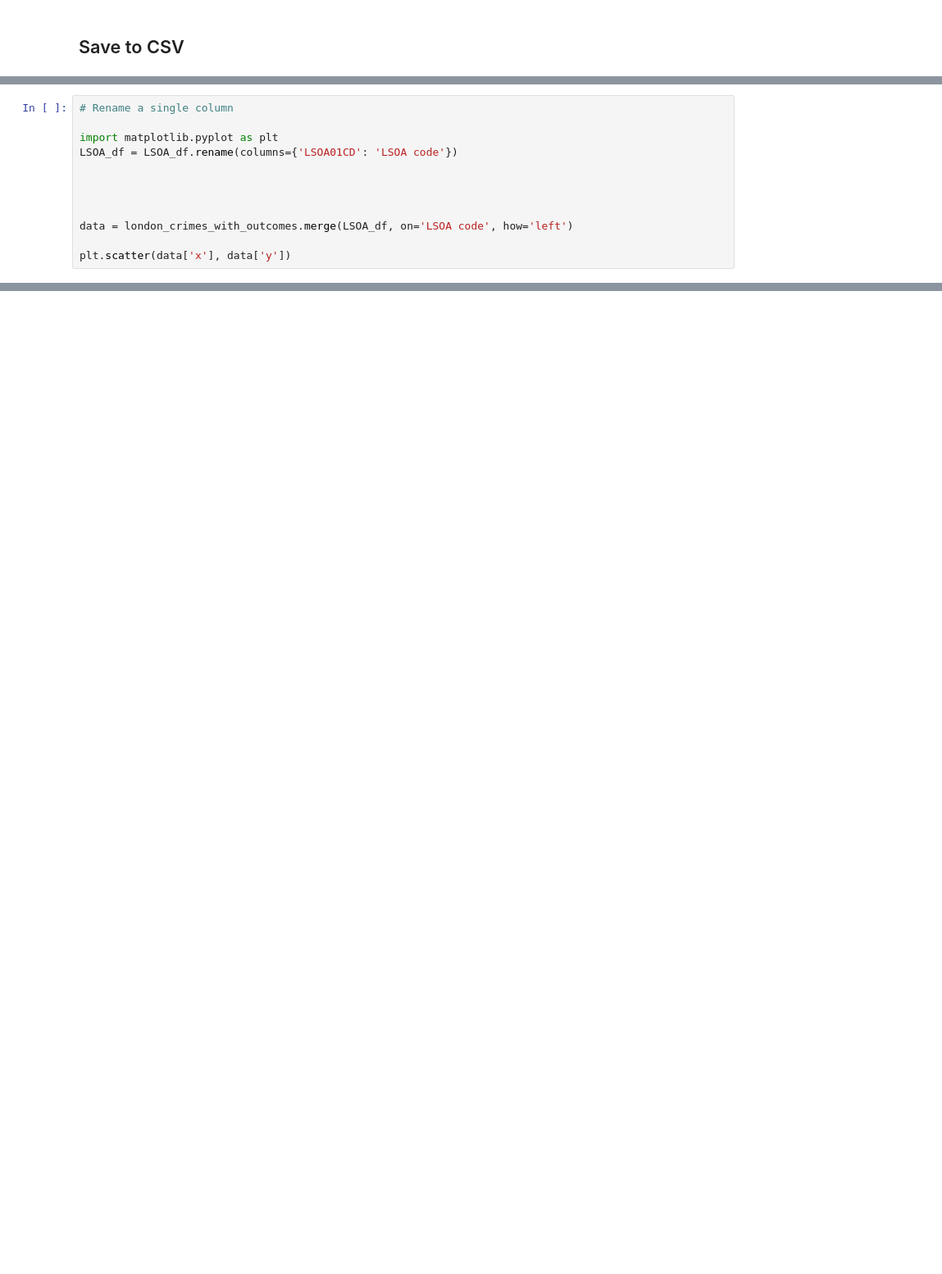
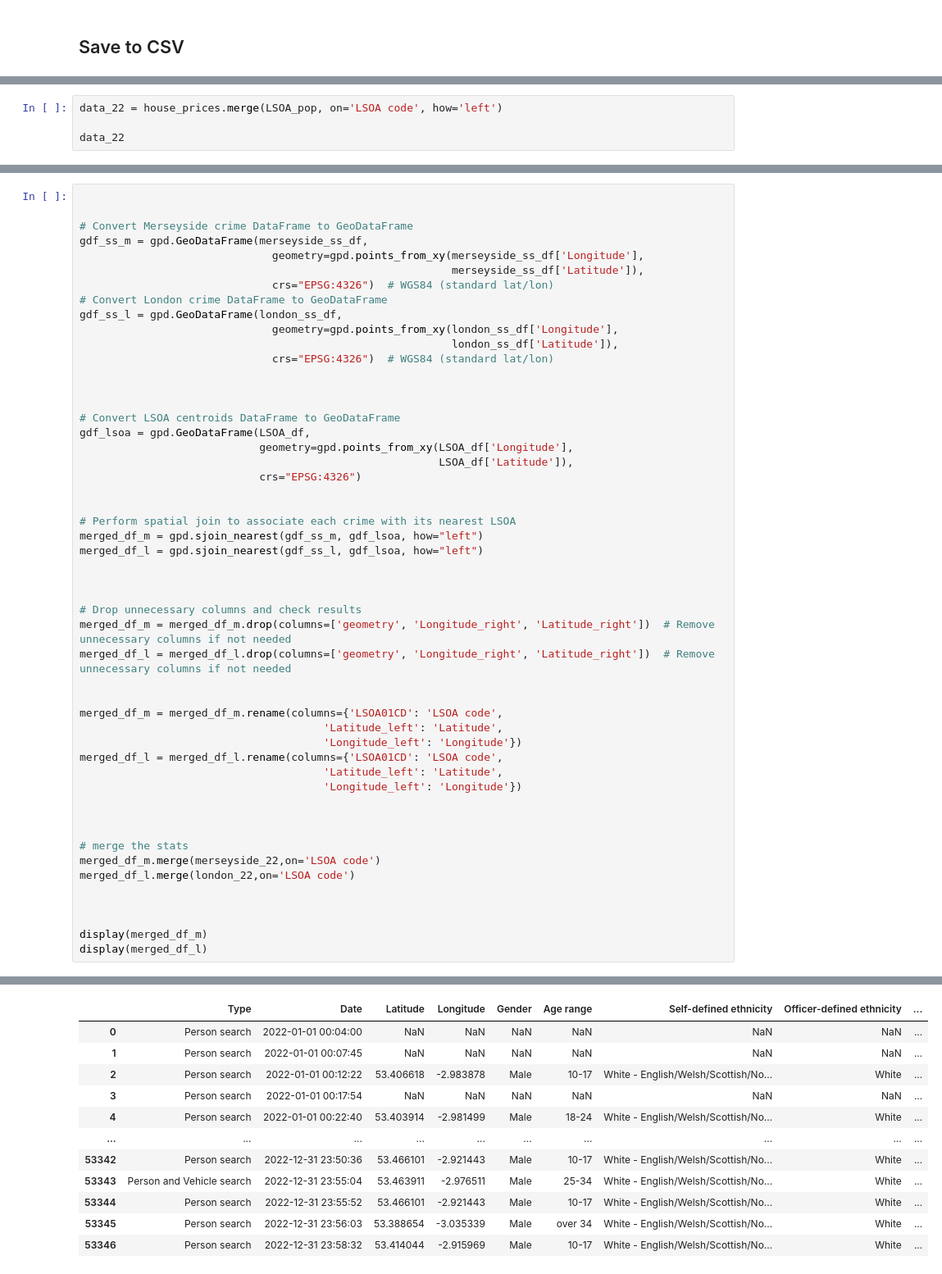
Before and after one commit to KofiBartonByfield/Dissertation, a Jupyter notebook: code/create_police_csv.ipynb, the cells around one changed output, grey strips where cells are left out. Shown at 82% size. Cells and saved outputs as stored; diff of their text form; blank space fills up the shorter version.

Commit message:
add stats to df

```diff
--- a/code/create_police_csv.ipynb
+++ b/code/create_police_csv.ipynb
@@ -172,0 +256,4 @@ for year in years:
+# %%
+data_22 = house_prices.merge(LSOA_pop, on='LSOA code', how='left')
+
+data_22
@@ -177,12 +436,0 @@ LSOA_df = pd.read_csv('../data/mapping_csvs/LSOA_to_coords.csv')
-# %%
-# Rename a single column
-
-import matplotlib.pyplot as plt
-LSOA_df = LSOA_df.rename(columns={'LSOA01CD': 'LSOA code'})
-
-
-
-
-data = london_crimes_with_outcomes.merge(LSOA_df, on='LSOA code', how='left')
-
-plt.scatter(data['x'], data['y'])
@@ -207,0 +478,52 @@ data
+# %%
+
+
+# Convert Merseyside crime DataFrame to GeoDataFrame
+gdf_ss_m = gpd.GeoDataFrame(merseyside_ss_df,
+                              geometry=gpd.points_from_xy(merseyside_ss_df['Longitude'],
+                                                          merseyside_ss_df['Latitude']),
+                              crs="EPSG:4326")  # WGS84 (standard lat/lon)
+# Convert London crime DataFrame to GeoDataFrame
+gdf_ss_l = gpd.GeoDataFrame(london_ss_df,
+                              geometry=gpd.points_from_xy(london_ss_df['Longitude'],
+                                                          london_ss_df['Latitude']),
+                              crs="EPSG:4326")  # WGS84 (standard lat/lon)
+
+
+
+# Convert LSOA centroids DataFrame to GeoDataFrame
+gdf_lsoa = gpd.GeoDataFrame(LSOA_df,
+                            geometry=gpd.points_from_xy(LSOA_df['Longitude'],
+                                                        LSOA_df['Latitude']),
+                            crs="EPSG:4326")
+
+
+# Perform spatial join to associate each crime with its nearest LSOA
+merged_df_m = gpd.sjoin_nearest(gdf_ss_m, gdf_lsoa, how="left")
+merged_df_l = gpd.sjoin_nearest(gdf_ss_l, gdf_lsoa, how="left")
+
+
+
+# Drop unnecessary columns and check results
+merged_df_m = merged_df_m.drop(columns=['geometry', 'Longitude_right', 'Latitude_right'])  # Remove unnecessary columns if not needed
+merged_df_l = merged_df_l.drop(columns=['geometry', 'Longitude_right', 'Latitude_right'])  # Remove unnecessary columns if not needed
+
+
+merged_df_m = merged_df_m.rename(columns={'LSOA01CD': 'LSOA code',
+                                      'Latitude_left': 'Latitude',
+                                      'Longitude_left': 'Longitude'})
+merged_df_l = merged_df_l.rename(columns={'LSOA01CD': 'LSOA code',
+                                      'Latitude_left': 'Latitude',
+                                      'Longitude_left': 'Longitude'})
+
+
+
+# merge the stats
+merged_df_m.merge(merseyside_22,on='LSOA code')
+merged_df_l.merge(london_22,on='LSOA code')
+
+
+
+display(merged_df_m)
+display(merged_df_l)
+# %% [output]
@@ -207,0 +533,12 @@ data
+|  | Type | Date | Latitude | Longitude | Gender | Age range | Self-defined ethnicity | Officer-defined ethnicity | ... |
+| 0 | Person search | 2022-01-01 00:04:00 | NaN | NaN | NaN | NaN | NaN | NaN | ... |
+| 1 | Person search | 2022-01-01 00:07:45 | NaN | NaN | NaN | NaN | NaN | NaN | ... |
+| 2 | Person search | 2022-01-01 00:12:22 | 53.406618 | -2.983878 | Male | 10-17 | White - English/Welsh/Scottish/No... | White | ... |
+| 3 | Person search | 2022-01-01 00:17:54 | NaN | NaN | NaN | NaN | NaN | NaN | ... |
+| 4 | Person search | 2022-01-01 00:22:40 | 53.403914 | -2.981499 | Male | 18-24 | White - English/Welsh/Scottish/No... | White | ... |
+| ... | ... | ... | ... | ... | ... | ... | ... | ... | ... |
+| 53342 | Person search | 2022-12-31 23:50:36 | 53.466101 | -2.921443 | Male | 10-17 | White - English/Welsh/Scottish/No... | White | ... |
+| 53343 | Person and Vehicle search | 2022-12-31 23:55:04 | 53.463911 | -2.976511 | Male | 25-34 | White - English/Welsh/Scottish/No... | White | ... |
+| 53344 | Person search | 2022-12-31 23:55:52 | 53.466101 | -2.921443 | Male | 10-17 | White - English/Welsh/Scottish/No... | White | ... |
+| 53345 | Person search | 2022-12-31 23:56:03 | 53.388654 | -3.035339 | Male | over 34 | White - English/Welsh/Scottish/No... | White | ... |
+| 53346 | Person search | 2022-12-31 23:58:32 | 53.414044 | -2.915969 | Male | 10-17 | White - English/Welsh/Scottish/No... | White | ... |
```
Also changed, not shown: parts of 31 cells of this notebook.
